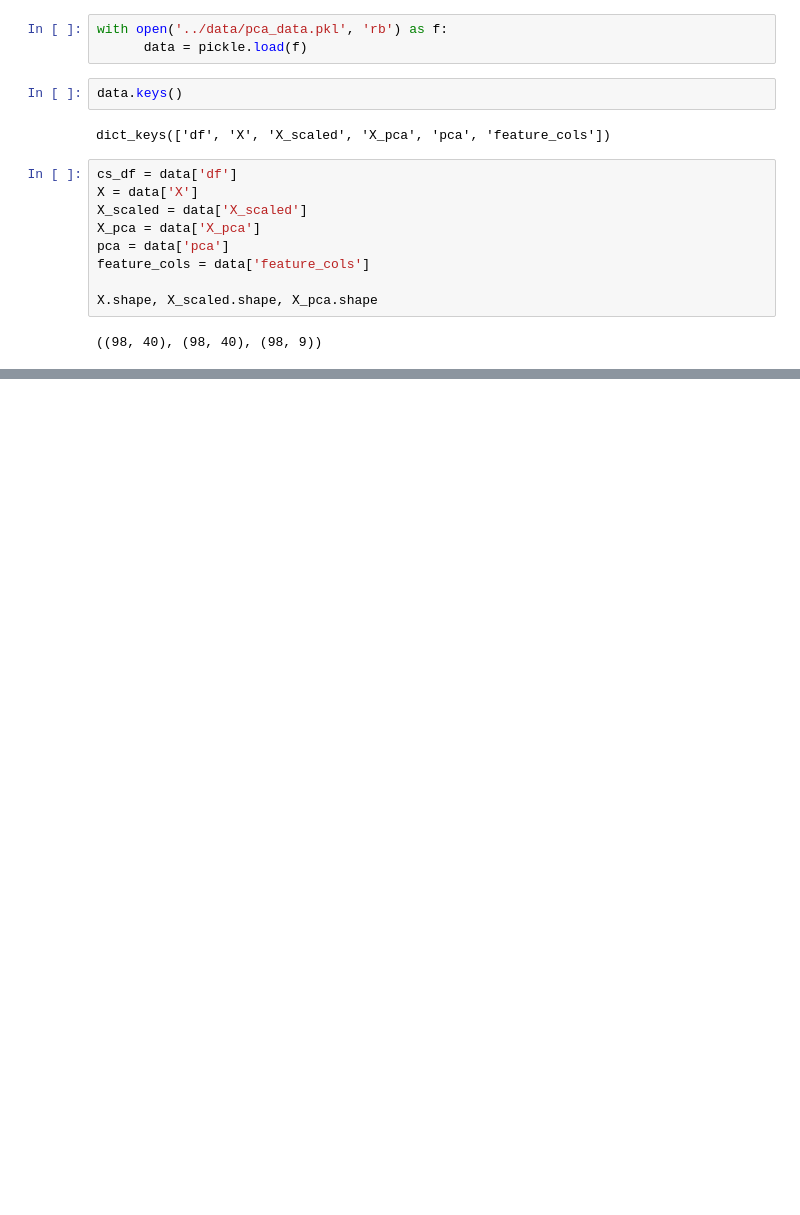
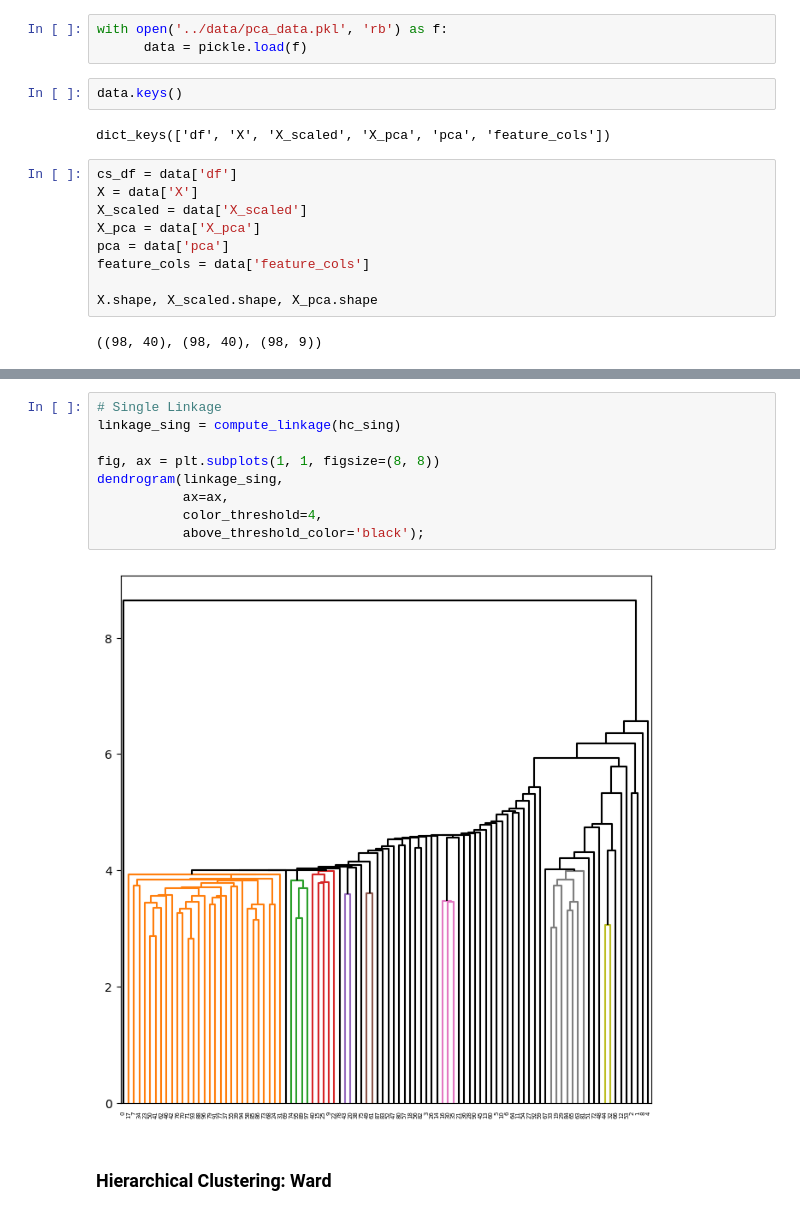
Before and after one commit to dantngn98/hltv_players_unsupervised_learning, a Jupyter notebook: notebooks/Hierarchical_clustering.ipynb, the cells around one changed output, grey strips where cells are left out. Drawn from its saved outputs; the diff is of its cells as text; blank space fills up the shorter version.

```diff
--- a/notebooks/Hierarchical_clustering.ipynb
+++ b/notebooks/Hierarchical_clustering.ipynb
@@ -43,0 +93,13 @@ shape: (5, 47)
+# %%
+# Single Linkage
+linkage_sing = compute_linkage(hc_sing)
+
+fig, ax = plt.subplots(1, 1, figsize=(8, 8))
+dendrogram(linkage_sing,
+           ax=ax,
+           color_threshold=4,
+           above_threshold_color='black');
+# %% [output]
+[figure, added]
+# %% [markdown]
+### Hierarchical Clustering: Ward
```
Also changed, not shown: parts of 19 cells of this notebook, 1 other file.
